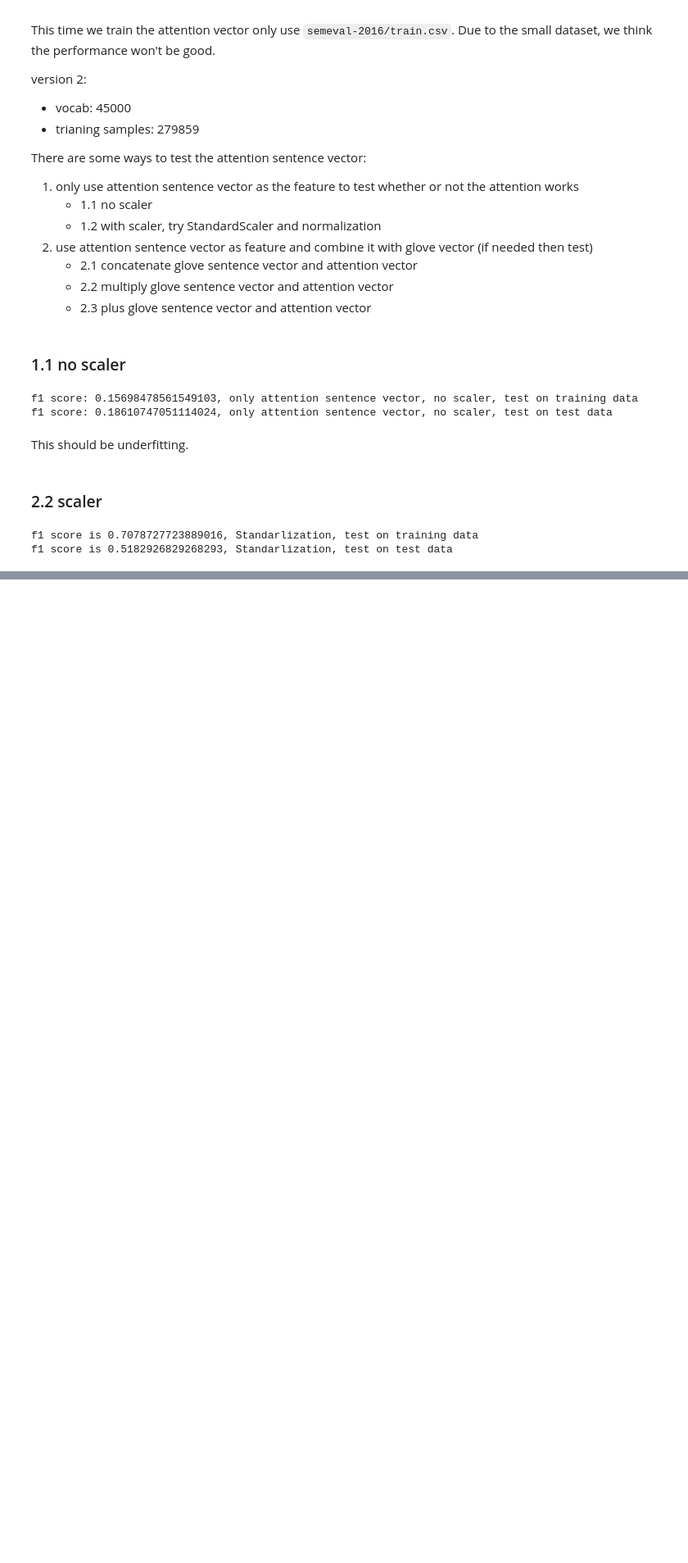
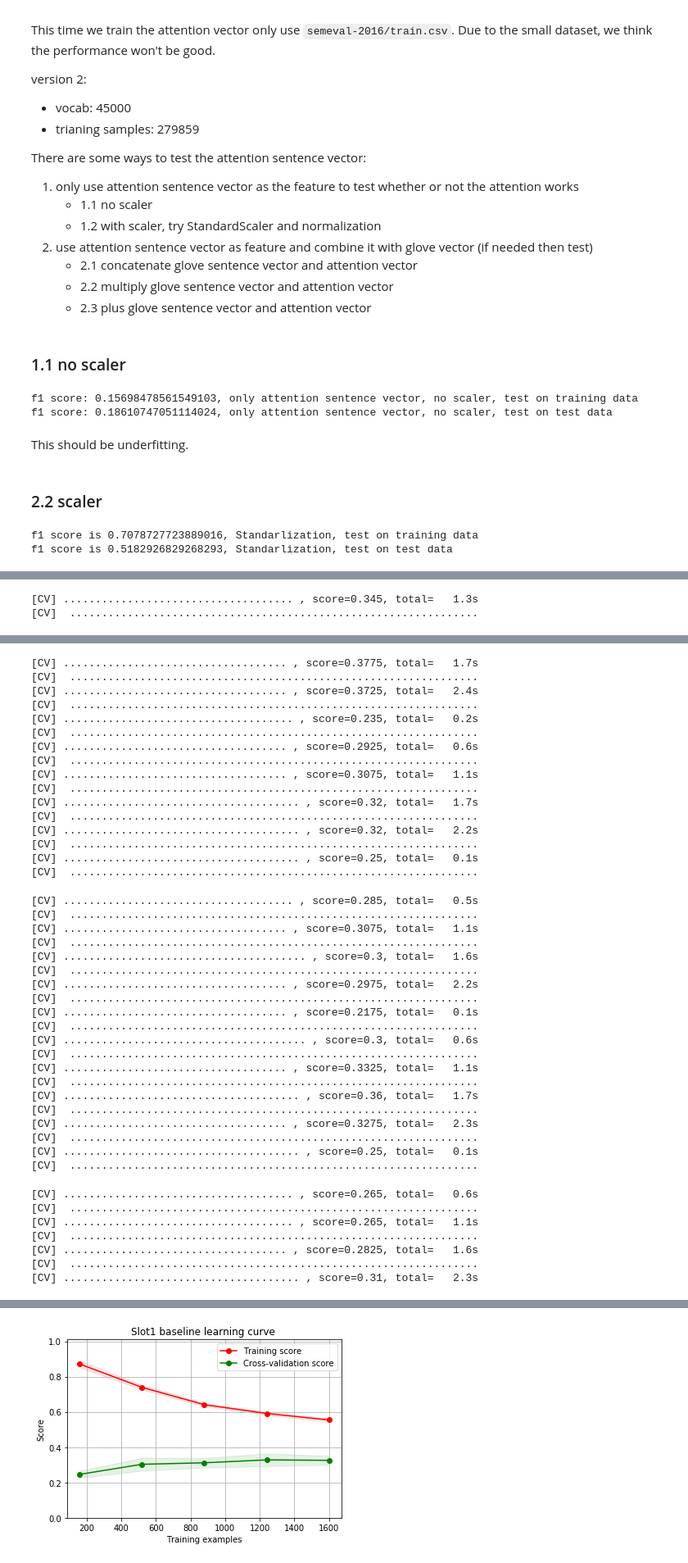
Before and after one commit to BrambleXu/Unsupervised-Attention-Aspect-Extraction, a Jupyter notebook: notebook/slot1-v1-v2-glove-attention.ipynb, the cells around one changed output, grey strips where cells are left out. Shown at 82% size. Cells and saved outputs as stored; diff of their text form; code cells hidden in the pictures; blank space fills up the shorter version.

Commit message:
update learning curve

```diff
--- a/notebook/slot1-v1-v2-glove-attention.ipynb
+++ b/notebook/slot1-v1-v2-glove-attention.ipynb
@@ -558,0 +559,10 @@ According to the result above, the OOV words will influence the result. Because
+# %%
+# Plot the learning curve
+cv = ShuffleSplit(n_splits=5, test_size=0.2, random_state=0)
+ovr = OneVsRestClassifier(LogisticRegression())
+
+plot_learning_curve(ovr, "Slot1 baseline learning curve ",
+                    x_scaler, y_train_df, ylim=(0.0, 1.01), cv=cv, n_jobs=1, verbose=4)
+
+plt.show()
+# %% [output]
@@ -558,0 +577,2 @@ According to the result above, the OOV words will influence the result. Because
+[CV] .................................... , score=0.345, total=   1.3s
+[CV]  ................................................................
@@ -558,0 +580,43 @@ According to the result above, the OOV words will influence the result. Because
+[CV] ................................... , score=0.3775, total=   1.7s
+[CV]  ................................................................
+[CV] ................................... , score=0.3725, total=   2.4s
+[CV]  ................................................................
+[CV] .................................... , score=0.235, total=   0.2s
+[CV]  ................................................................
+[CV] ................................... , score=0.2925, total=   0.6s
+[CV]  ................................................................
+[CV] ................................... , score=0.3075, total=   1.1s
+[CV]  ................................................................
+[CV] ..................................... , score=0.32, total=   1.7s
+[CV]  ................................................................
+[CV] ..................................... , score=0.32, total=   2.2s
+[CV]  ................................................................
+[CV] ..................................... , score=0.25, total=   0.1s
+[CV]  ................................................................
+[CV] .................................... , score=0.285, total=   0.5s
+[CV]  ................................................................
+[CV] ................................... , score=0.3075, total=   1.1s
+[CV]  ................................................................
+[CV] ...................................... , score=0.3, total=   1.6s
+[CV]  ................................................................
+[CV] ................................... , score=0.2975, total=   2.2s
+[CV]  ................................................................
+[CV] ................................... , score=0.2175, total=   0.1s
+[CV]  ................................................................
+[CV] ...................................... , score=0.3, total=   0.6s
+[CV]  ................................................................
+[CV] ................................... , score=0.3325, total=   1.1s
+[CV]  ................................................................
+[CV] ..................................... , score=0.36, total=   1.7s
+[CV]  ................................................................
+[CV] ................................... , score=0.3275, total=   2.3s
+[CV]  ................................................................
+[CV] ..................................... , score=0.25, total=   0.1s
+[CV]  ................................................................
+[CV] .................................... , score=0.265, total=   0.6s
+[CV]  ................................................................
+[CV] .................................... , score=0.265, total=   1.1s
+[CV]  ................................................................
+[CV] ................................... , score=0.2825, total=   1.6s
+[CV]  ................................................................
+[CV] ..................................... , score=0.31, total=   2.3s
@@ -558,0 +624 @@ According to the result above, the OOV words will influence the result. Because
+[figure, added]
```
Also changed, not shown: parts of 2 cells of this notebook.
